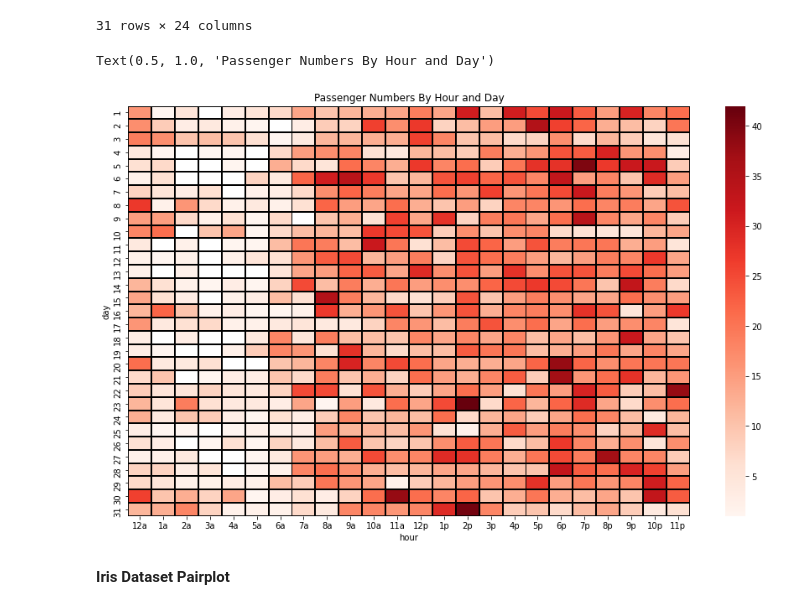
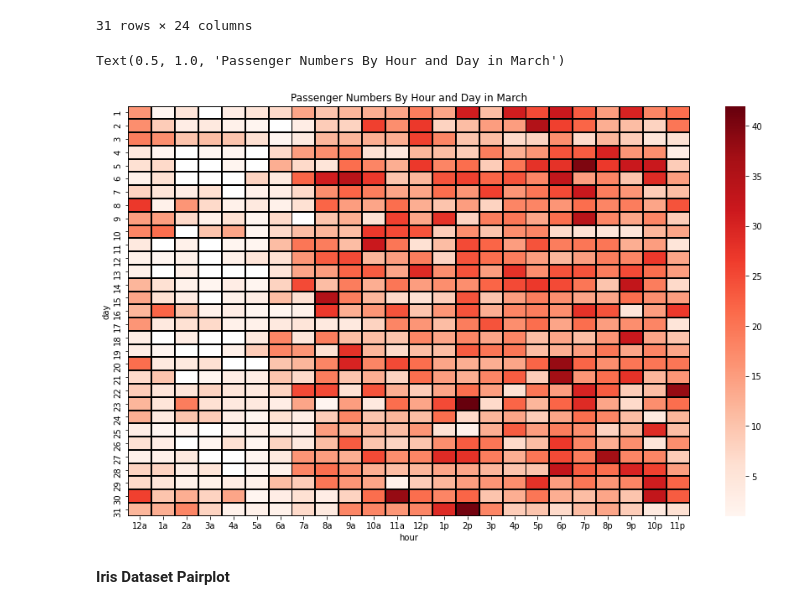
Before and after one commit to nromano2/IP3_NVR, a Jupyter notebook: IP3_NVR.ipynb, the cells around one changed output. Cells and saved outputs as stored; diff of their text form; code cells hidden in the pictures.

```diff
--- a/IP3_NVR.ipynb
+++ b/IP3_NVR.ipynb
@@ -438,7 +438,7 @@ taxis.head()
 | 4 | 2019-03-30 13:27:42 | 2019-03-30 13:37:14 | 3 | 2.16 | 9.0 | 1.10 | 0.0 | 13.40 | yellow | credit card | ... |
 # %%
 #Created another taxis dataframe consisting of only the number of passengers picked up and at what day and hour in March
-df_taxis2 = df_taxis.passengers.groupby([taxis['pickup'].dt.day, taxis['pickup'].dt.hour]).sum()
+df_taxis2 = df_taxis.passengers.groupby([df_taxis['pickup'].dt.day, df_taxis['pickup'].dt.hour]).sum()
 df_taxis2 = pd.DataFrame(df_taxis2)
 
 #index consisted of day and hour column data both names pickup, renamed each column accordingly
@@ -487,14 +487,14 @@ taxis_pivot
 # %%
 figure7 = plt.figure(figsize = (15,9))
 sns.heatmap(taxis_pivot, cmap='Reds', linewidths=1, linecolor='black',xticklabels=['12a', '1a', '2a', '3a', '4a',
                                                                                    '5a', '6a', '7a', '8a', '9a',
                                                                                    '10a', '11a', '12p', '1p', '2p', '3p',
                                                                                    '4p', '5p', '6p', '7p', '8p', '9p',
                                                                                    '10p', '11p'])
-plt.title('Passenger Numbers By Hour and Day')
+plt.title('Passenger Numbers By Hour and Day in March')
 # %% [output]
-Text(0.5, 1.0, 'Passenger Numbers By Hour and Day')
+Text(0.5, 1.0, 'Passenger Numbers By Hour and Day in March')
-[figure, old version]
+[figure, new version]
 # %% [markdown]
 **Iris Dataset Pairplot**
 # %%
```
Also changed, not shown: parts of 4 cells of this notebook.
